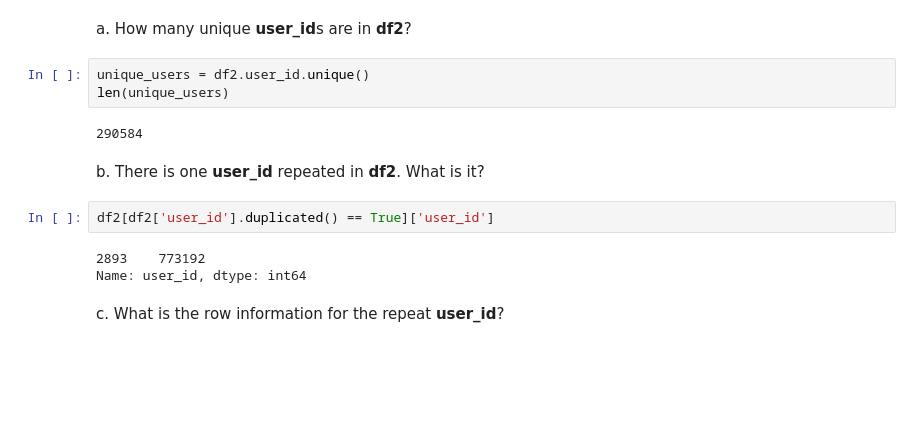
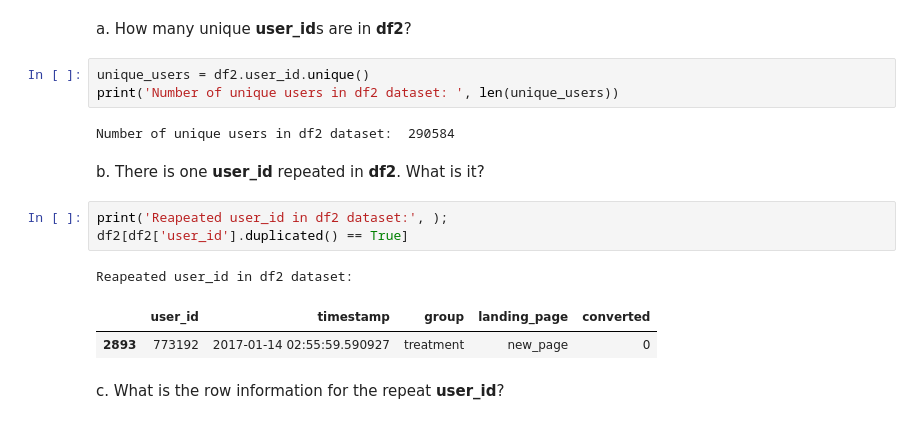
Before and after one commit to SanatbekMatlatipov/Data-Analysis-Track---Udacity-nanodegree-program, a Jupyter notebook: Project-3-analyze-A:B-test-results/Analyze_ab_test_results_notebook.ipynb, the cells around one changed output. Drawn from its saved outputs; the diff is of its cells as text; blank space fills up the shorter version.

```diff
--- a/Project-3-analyze-A:B-test-results/Analyze_ab_test_results_notebook.ipynb
+++ b/Project-3-analyze-A:B-test-results/Analyze_ab_test_results_notebook.ipynb
@@ -132,16 +135,18 @@ df2[((df2['group'] == 'treatment') == (df2['landing_page'] == 'new_page')) == Fa
 a. How many unique **user_id**s are in **df2**?
 # %%
 unique_users = df2.user_id.unique()
-len(unique_users)
+print('Number of unique users in df2 dataset: ', len(unique_users))
 # %% [output]
-290584
+Number of unique users in df2 dataset:  290584
 # %% [markdown]
 b. There is one **user_id** repeated in **df2**.  What is it?
 # %%
-df2[df2['user_id'].duplicated() == True]['user_id']
+print('Reapeated user_id in df2 dataset:', );
+df2[df2['user_id'].duplicated() == True]
 # %% [output]
-2893    773192
-Name: user_id, dtype: int64
+Reapeated user_id in df2 dataset:
+|  | user_id | timestamp | group | landing_page | converted |
+| 2893 | 773192 | 2017-01-14 02:55:59.590927 | treatment | new_page | 0 |
 # %% [markdown]
 c. What is the row information for the repeat **user_id**?
 # %%
```
Also changed, not shown: parts of 31 cells of this notebook, 1 other file.
